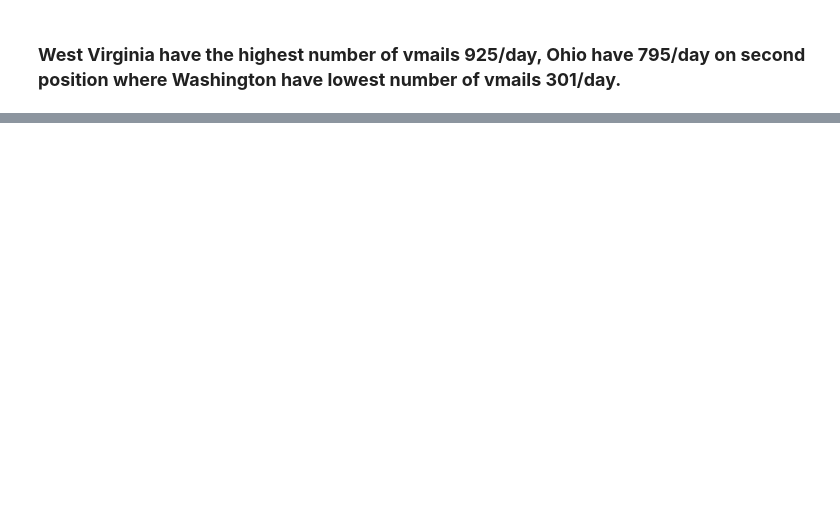
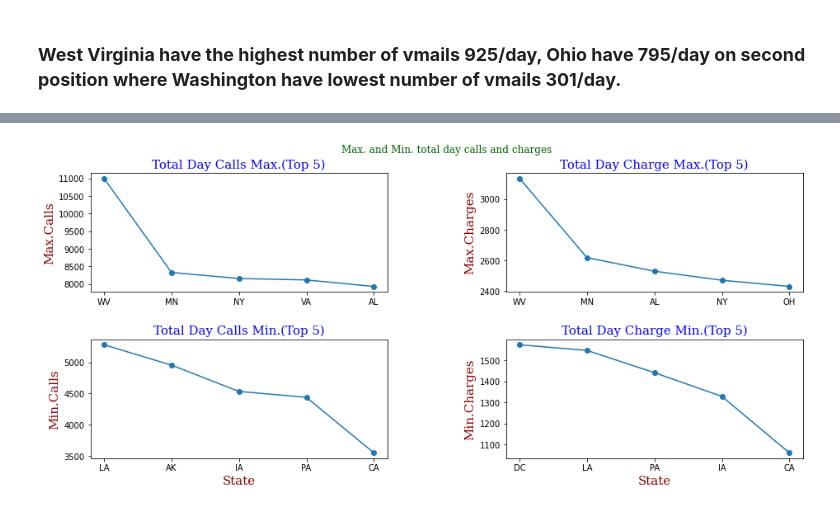
Before and after one commit to Gauravgade3/Telecom-Churn-Analysis, a Jupyter notebook: Telecom_Churn_Analysis_.ipynb, the cells around one changed output, grey strips where cells are left out. Cells and saved outputs as stored; diff of their text form; code cells hidden in the pictures; blank space fills up the shorter version.

```diff
--- a/Telecom_Churn_Analysis_.ipynb
+++ b/Telecom_Churn_Analysis_.ipynb
@@ -296,0 +337,6 @@ Text(0.5, 1.0, 'Number of vmail through different states per day')
+# %%
+# Exploring max. and min. total day charges
+total_day_charge_max=df.groupby('State')['Total day charge'].sum().sort_values(ascending=False).head()
+print(total_day_charge_max)
+total_day_charge_min=df.groupby('State')['Total day charge'].sum().sort_values(ascending=False).tail()
+print(total_day_charge_min)
@@ -296,0 +358,36 @@ Text(0.5, 1.0, 'Number of vmail through different states per day')
+# %%
+# Subplots for max. and min. total day calls and charges
+font1 = {'family':'serif','color':'blue','size':15}
+font2 = {'family':'serif','color':'darkred','size':15}
+font3 = {'family':'serif','color':'darkgreen','size':15}
+
+# Max.Calls
+plt.subplot(2,2,1)
+plt.plot(total_day_calls_max,marker='o')
+plt.title('Total Day Calls Max.(Top 5)',fontdict=font1)
+plt.ylabel('Max.Calls',fontdict=font2)
+
+# Max. Charges
+plt.subplot(2,2,2)
+plt.plot(total_day_charge_max,marker='o')
+plt.title('Total Day Charge Max.(Top 5)',fontdict=font1)
+plt.ylabel('Max.Charges',fontdict=font2)
+
+# Min. Calls
+plt.subplot(2,2,3)
+plt.plot(total_day_calls_min,marker='o')
+plt.xlabel('State',fontdict=font2)
+plt.title('Total Day Calls Min.(Top 5)',fontdict=font1)
+plt.ylabel('Min.Calls',fontdict=font2)
+
+# Min. Charges
+plt.subplot(2,2,4)
+plt.plot(total_day_charge_min,marker='o')
+plt.xlabel('State',fontdict=font2)
+plt.title('Total Day Charge Min.(Top 5)',fontdict=font1)
+plt.ylabel('Min.Charges',fontdict=font2)
+plt.suptitle('Max. and Min. total day calls and charges',fontdict=font3)
+
+plt.subplots_adjust(left=0.1, bottom=0.1, right=0.9, top=0.9, wspace=0.4, hspace=0.4)
+# %% [output]
+[figure, added]
```
Also changed, not shown: parts of 20 cells of this notebook.
